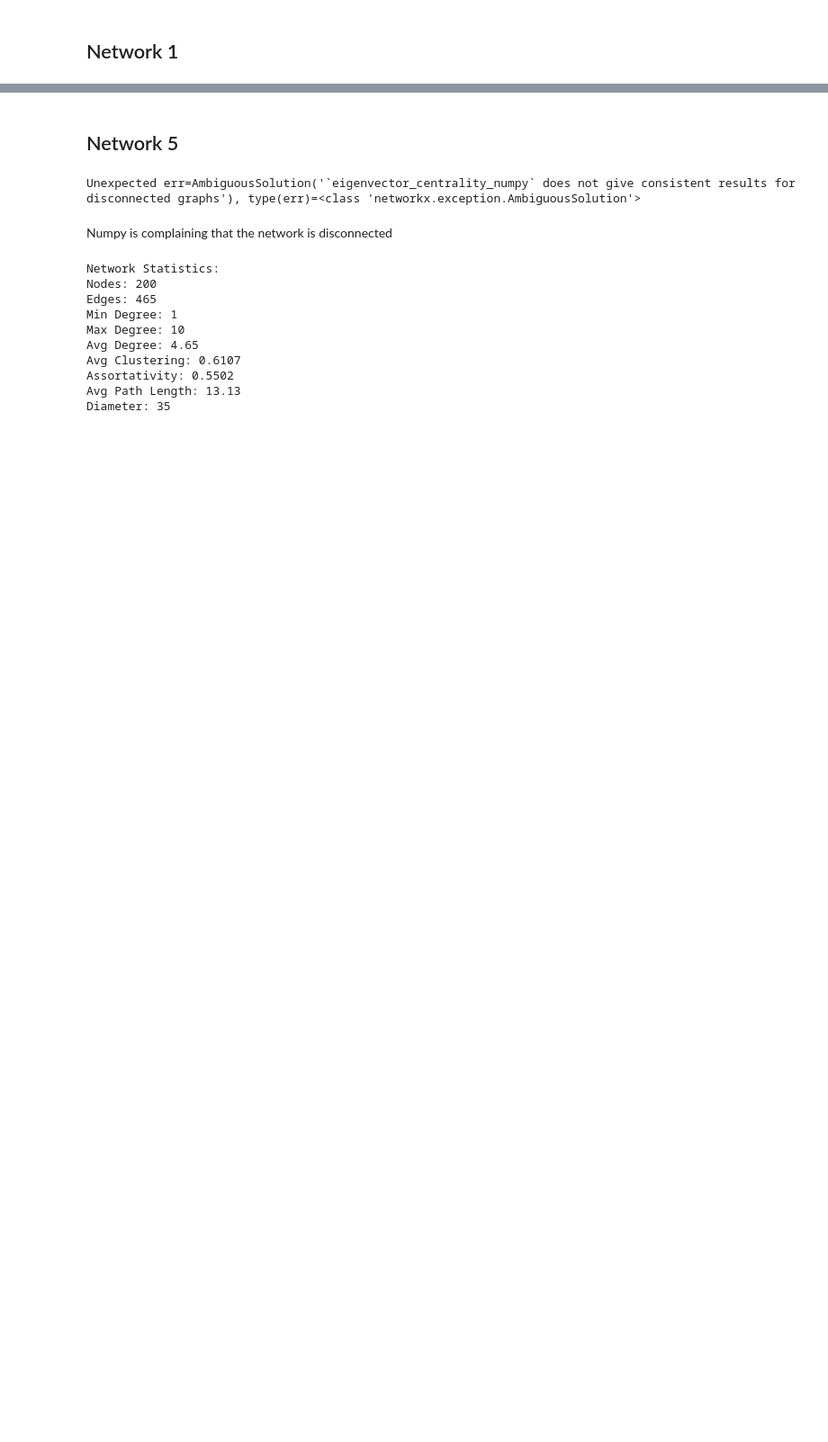
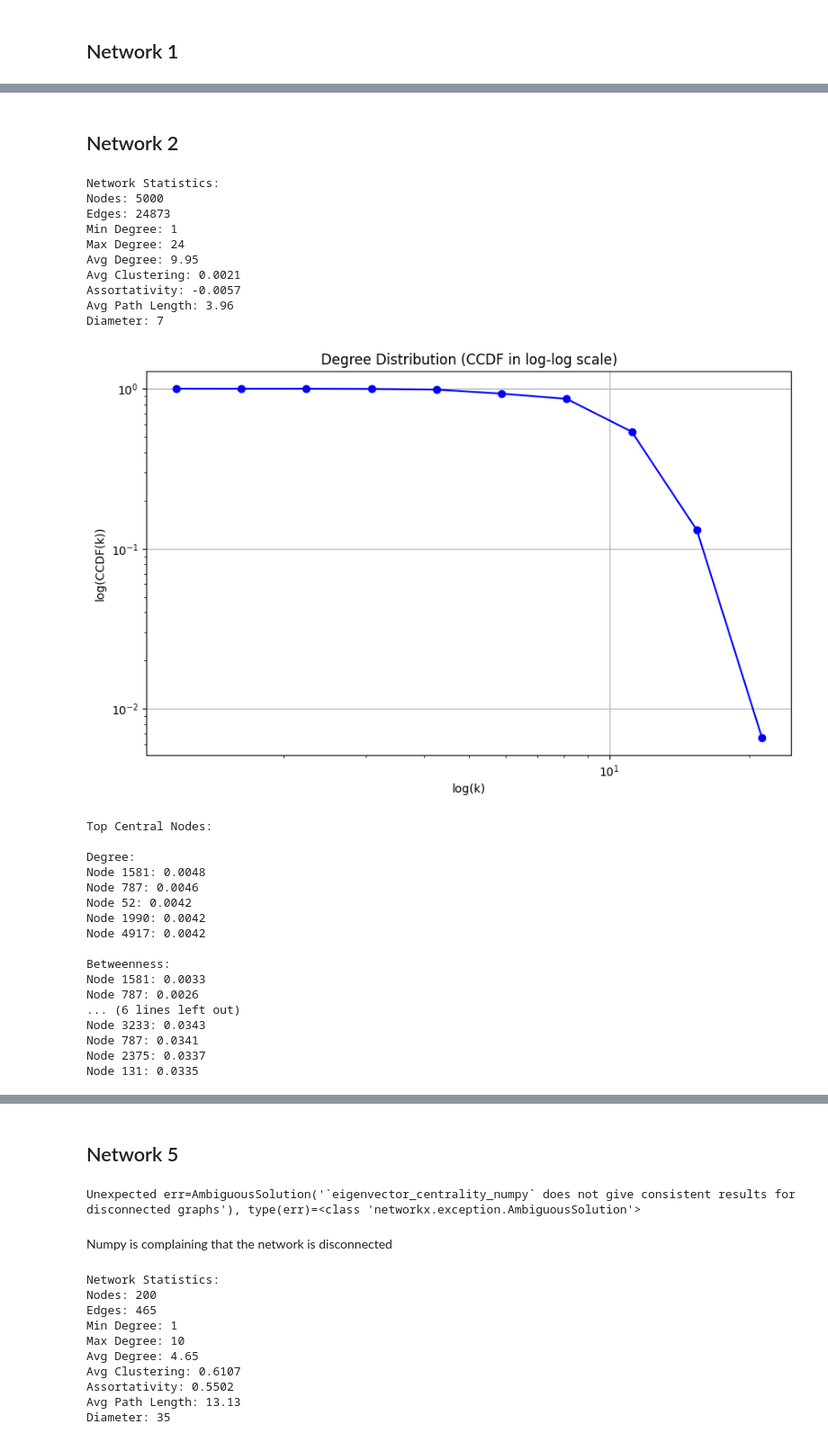
Before and after one commit to Suiwen-D/CN-A1, a Jupyter notebook: A1.ipynb, the cells around one changed output, grey strips where cells are left out. Shown at 90% size. Saved outputs shown, nothing was run; the diff lists cells and outputs as text; code cells hidden in the pictures; blank space fills up the shorter version.

```diff
--- a/A1.ipynb
+++ b/A1.ipynb
@@ -137,0 +172,36 @@ results = analyze_network(G)
+# %% [markdown]
+## Network 2
+# %%
+G = nx.read_pajek('./net2.net')
+results = analyze_network(G)
+# %%
+print_stats(results)
+# %% [output]
+Network Statistics:
+Nodes: 5000
+Edges: 24873
+Min Degree: 1
+Max Degree: 24
+Avg Degree: 9.95
+Avg Clustering: 0.0021
+Assortativity: -0.0057
+Avg Path Length: 3.96
+Diameter: 7
+[figure, added]
+Top Central Nodes:
+
+Degree:
+Node 1581: 0.0048
+Node 787: 0.0046
+Node 52: 0.0042
+Node 1990: 0.0042
+Node 4917: 0.0042
+
+Betweenness:
+Node 1581: 0.0033
+Node 787: 0.0026
+... (6 lines left out)
+Node 3233: 0.0343
+Node 787: 0.0341
+Node 2375: 0.0337
+Node 131: 0.0335
```
Also changed, not shown: parts of 10 cells of this notebook.
